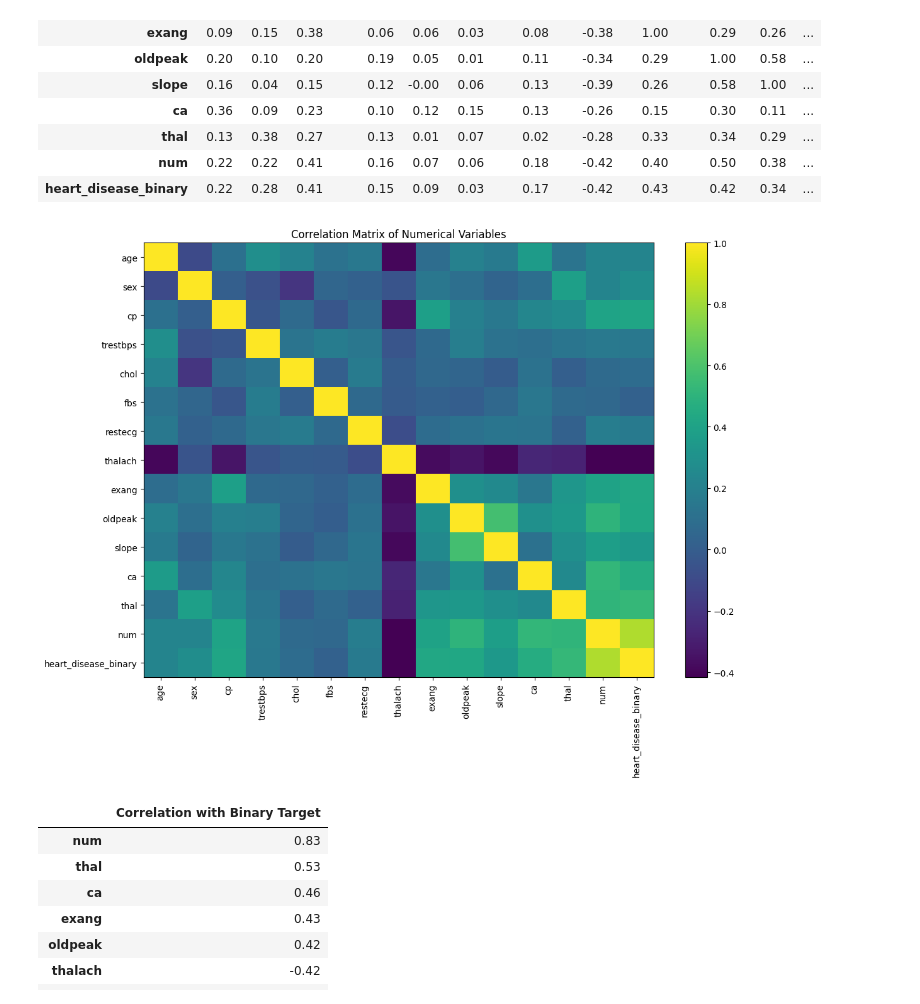
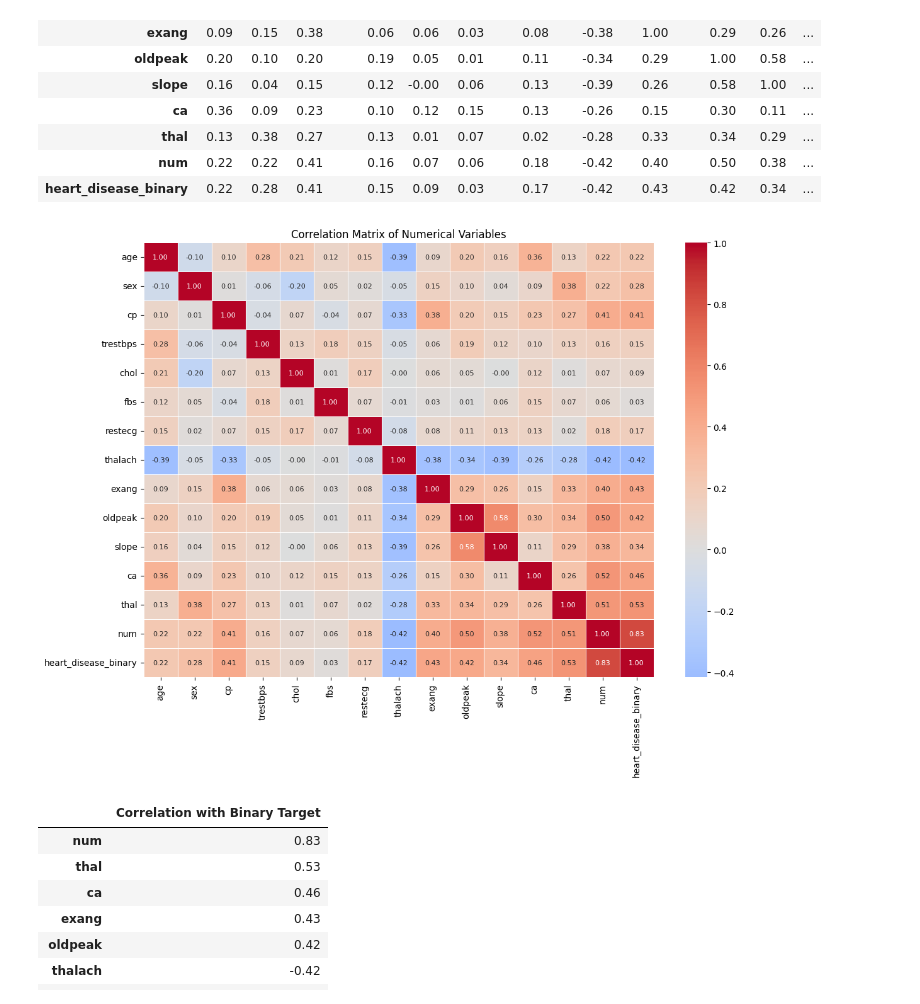
Before and after one commit to Kushagra-afk-commits/Heart-Disease-prediction-Using-Machine-Learning, a Jupyter notebook: Heart_Disease.ipynb, the cells around one changed output. Cells and saved outputs as stored; diff of their text form; code cells hidden in the pictures.

```diff
--- a/Heart_Disease.ipynb
+++ b/Heart_Disease.ipynb
@@ -460,18 +456,29 @@ display(correlation_matrix.round(2))
 | num | 0.22 | 0.22 | 0.41 | 0.16 | 0.07 | 0.06 | 0.18 | -0.42 | 0.40 | 0.50 | 0.38 | ... |
 | heart_disease_binary | 0.22 | 0.28 | 0.41 | 0.15 | 0.09 | 0.03 | 0.17 | -0.42 | 0.43 | 0.42 | 0.34 | ... |
 # %%
+import matplotlib.pyplot as plt
+import seaborn as sns
+
 plt.figure(figsize=(12, 9))
-image = plt.imshow(correlation_matrix, aspect="auto")
-plt.colorbar(image)
 
-plt.xticks(range(len(correlation_matrix.columns)), correlation_matrix.columns, rotation=90)
-plt.yticks(range(len(correlation_matrix.index)), correlation_matrix.index)
+sns.heatmap(
+    correlation_matrix,
+    annot=True,
+    fmt=".2f",
+    cmap="coolwarm",
+    center=0,
+    linewidths=0.5,
+    annot_kws={"size": 8},
+    cbar=True
+)
 
 plt.title("Correlation Matrix of Numerical Variables")
+plt.xticks(rotation=90)
+plt.yticks(rotation=0)
 plt.tight_layout()
 plt.show()
 # %% [output]
-[figure, old version]
+[figure, new version]
 # %%
 target_correlations = (
     correlation_matrix["heart_disease_binary"]
```
Also changed, not shown: parts of 24 cells of this notebook.
